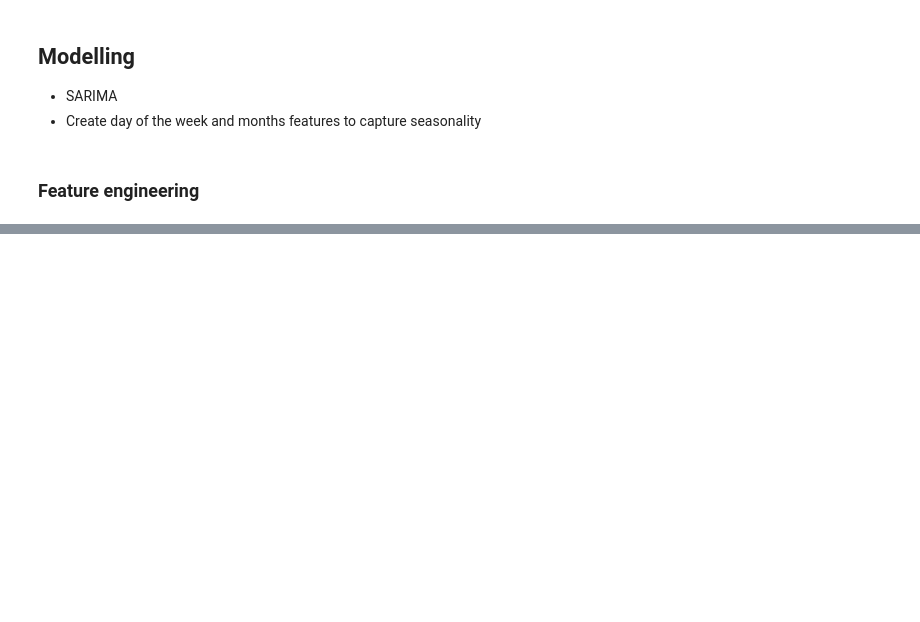
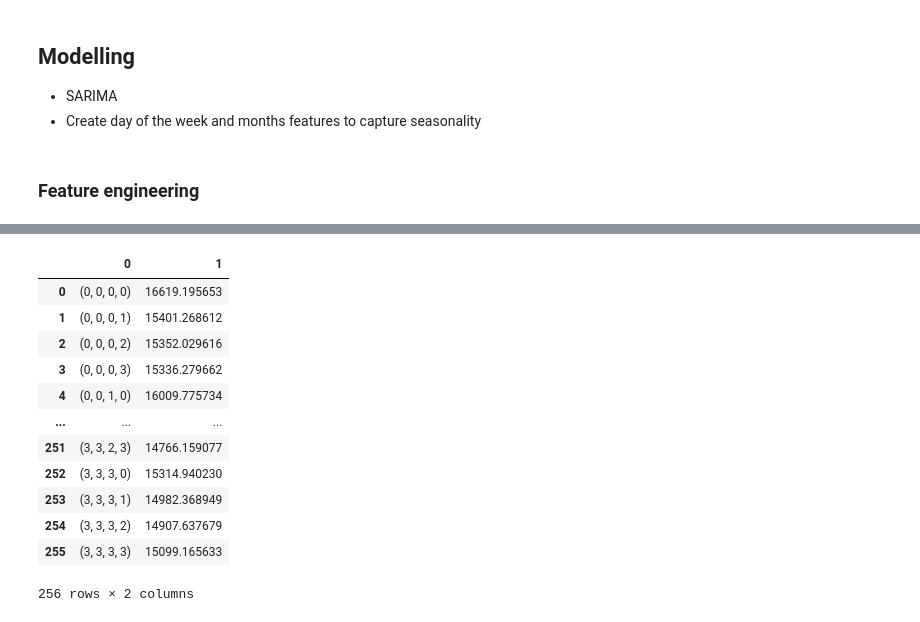
Before and after one commit to pmnry/KaggleSept, a Jupyter notebook: septembertabularplayground.ipynb, the cells around one changed output, grey strips where cells are left out. Drawn from its saved outputs; the diff is of its cells as text; code cells hidden in the pictures; blank space fills up the shorter version.

```diff
--- a/septembertabularplayground.ipynb
+++ b/septembertabularplayground.ipynb
@@ -217,0 +290,29 @@ AttributeError: 'Series' object has no attribute 'day'
+# %%
+def optimize_SARIMA(parameters_list, d, D, s, exog):
+    """
+        Return dataframe with parameters, corresponding AIC and SSE
+
+        parameters_list - list with (p, q, P, Q) tuples
+        d - integration order
+        D - seasonal integration order
+        s - length of season
+        exog - the exogenous variable
+    """
+
+    results = []
+
+    for param in parameters_list:
+        try:
+            model = SARIMAX(exog, order=(param[0], d, param[1]), seasonal_order=(param[2], D, param[3], s)).fit(disp=-1)
+        except:
+            continue
+
+        aic = model.aic
+        results.append([param, aic])
+
+    result_df = pd.DataFrame(results)
+    result_df.columns = ['(p,q)x(P,Q)', 'AIC']
+    #Sort in ascending order, lower AIC is better
+    result_df = result_df.sort_values(by='AIC', ascending=True).reset_index(drop=True)
+
+    return result_df
@@ -217,0 +332,17 @@ AttributeError: 'Series' object has no attribute 'day'
+# %%
+result_df = optimize_SARIMA(parameters_list, 1, 1, 4, df['num_sold'])
+result_df
+# %% [output]
+|  | 0 | 1 |
+| 0 | (0, 0, 0, 0) | 16619.195653 |
+| 1 | (0, 0, 0, 1) | 15401.268612 |
+| 2 | (0, 0, 0, 2) | 15352.029616 |
+| 3 | (0, 0, 0, 3) | 15336.279662 |
+| 4 | (0, 0, 1, 0) | 16009.775734 |
+| ... | ... | ... |
+| 251 | (3, 3, 2, 3) | 14766.159077 |
+| 252 | (3, 3, 3, 0) | 15314.940230 |
+| 253 | (3, 3, 3, 1) | 14982.368949 |
+| 254 | (3, 3, 3, 2) | 14907.637679 |
+| 255 | (3, 3, 3, 3) | 15099.165633 |
+256 rows × 2 columns
```
Also changed, not shown: parts of 12 cells of this notebook.
